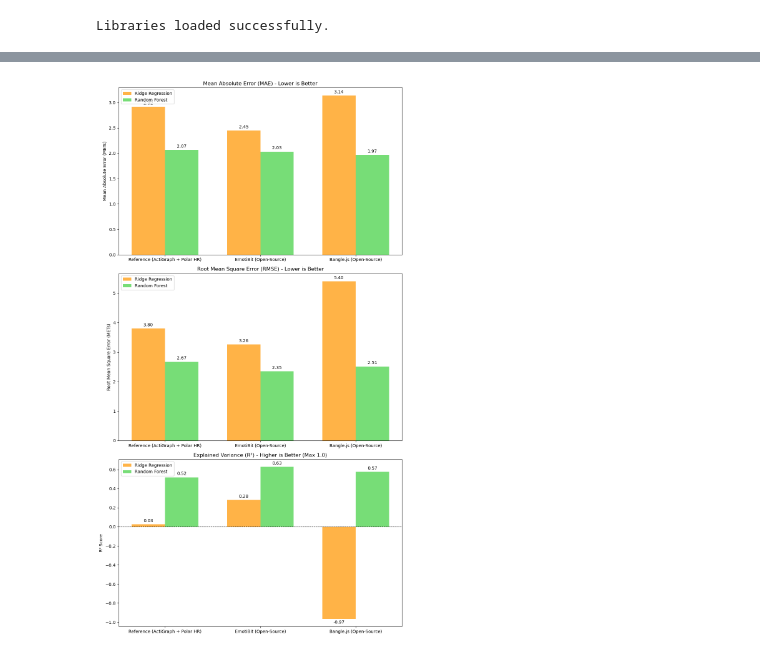
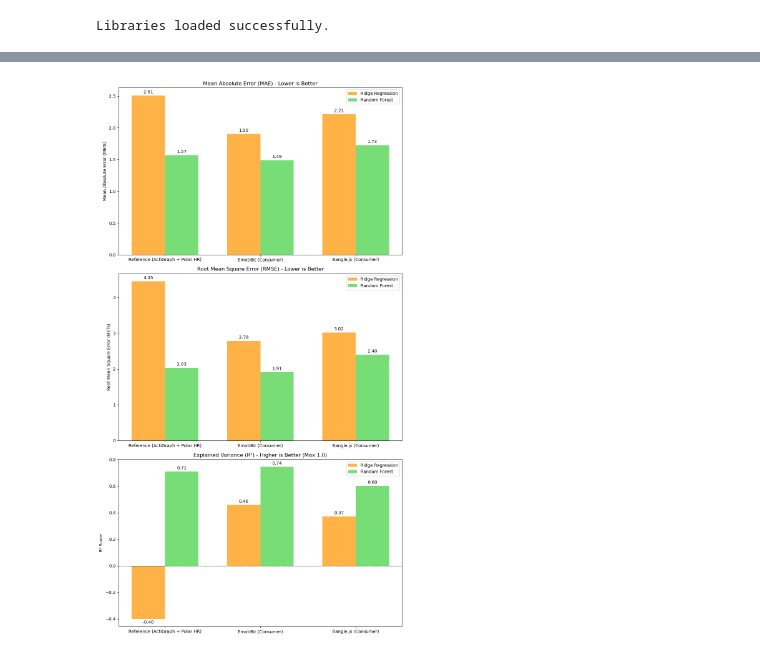
Before and after one commit to yasminakoor04/DIWAH, a Jupyter notebook: scripts/evaluate_ml_models.ipynb, the cells around one changed output, grey strips where cells are left out. Saved outputs shown, nothing was run; the diff lists cells and outputs as text; code cells hidden in the pictures.

```diff
--- a/scripts/evaluate_ml_models.ipynb
+++ b/scripts/evaluate_ml_models.ipynb
@@ -26,14 +27,0 @@ We load the master FLIRT feature matrix, which contains the 5-second epochs for
-# %%
-FEATURE_MATRIX_PATH = Path('Acc_pipe/data/processed/flirt_feature_matrix_ready.csv')
-
-def load_and_prep_data(csv_path: Path) -> pd.DataFrame:
-    df = pd.read_csv(csv_path)
-    # Drop rows where 'mets' (target variable) is NaN
-    df = df.dropna(subset=['mets'])
-    df['datetime'] = pd.to_datetime(df['datetime'], errors='coerce', utc=True)
-    df = df.dropna(subset=['datetime'])
-    return df
-
-df = load_and_prep_data(FEATURE_MATRIX_PATH)
-print(f"Total valid 5-second epochs loaded: {len(df)}")
-y = df['mets'].values
@@ -147,0 +31,15 @@ Finally, we plot the Mean Absolute Error (MAE), Root Mean Square Error (RMSE), a
+# %%
+SCENARIOS = {
+    "reference": {
+        "label": "Reference (ActiGraph + Polar HR)",
+        "path": Path('Acc_pipe/data/processed/flirt_reference.csv')
+    },
+    "emotibit": {
+        "label": "EmotiBit (Consumer)",
+        "path": Path('Acc_pipe/data/processed/flirt_emotibit.csv')
+    },
+    "bangle": {
+        "label": "Bangle.js (Consumer)",
+        "path": Path('Acc_pipe/data/processed/flirt_bangle.csv')
+    }
+}
@@ -149,14 +276,14 @@ Finally, we plot the Mean Absolute Error (MAE), Root Mean Square Error (RMSE), a
 # Extract data for plotting
 labels = [SCENARIOS[k]['label'] for k in results.keys()]
 
-rf_maes = [results[k]['Random_Forest']['MAE'] for k in results.keys()]
-ridge_maes = [results[k]['Ridge']['MAE'] for k in results.keys()]
+rf_maes = [results[k]['Random_Forest']['MAE_agg'] for k in results.keys()]
+ridge_maes = [results[k]['Ridge']['MAE_agg'] for k in results.keys()]
 
-rf_rmses = [results[k]['Random_Forest']['RMSE'] for k in results.keys()]
-ridge_rmses = [results[k]['Ridge']['RMSE'] for k in results.keys()]
+rf_rmses = [results[k]['Random_Forest']['RMSE_agg'] for k in results.keys()]
+ridge_rmses = [results[k]['Ridge']['RMSE_agg'] for k in results.keys()]
 
-rf_r2 = [results[k]['Random_Forest']['R2'] for k in results.keys()]
-ridge_r2 = [results[k]['Ridge']['R2'] for k in results.keys()]
+rf_r2 = [results[k]['Random_Forest']['R2_agg'] for k in results.keys()]
+ridge_r2 = [results[k]['Ridge']['R2_agg'] for k in results.keys()]
 
 x = np.arange(len(labels))  # the label locations
 width = 0.35  # the width of the bars
@@ -172,33 +299,33 @@ ax1.set_title('Mean Absolute Error (MAE) - Lower is Better')
 ax1.set_xticks(x)
 ax1.set_xticklabels(labels)
 ax1.legend()
 ax1.bar_label(rects1_mae, padding=3, fmt='%.2f')
 ax1.bar_label(rects2_mae, padding=3, fmt='%.2f')
 
 # Plot 2: RMSE
 rects1_rmse = ax2.bar(x - width/2, ridge_rmses, width, label='Ridge Regression', color='#FFB347')
 rects2_rmse = ax2.bar(x + width/2, rf_rmses, width, label='Random Forest', color='#77DD77')
 ax2.set_ylabel('Root Mean Square Error (METs)')
 ax2.set_title('Root Mean Square Error (RMSE) - Lower is Better')
 ax2.set_xticks(x)
 ax2.set_xticklabels(labels)
 ax2.legend()
 ax2.bar_label(rects1_rmse, padding=3, fmt='%.2f')
 ax2.bar_label(rects2_rmse, padding=3, fmt='%.2f')
 
 # Plot 3: R2
 rects1_r2 = ax3.bar(x - width/2, ridge_r2, width, label='Ridge Regression', color='#FFB347')
 rects2_r2 = ax3.bar(x + width/2, rf_r2, width, label='Random Forest', color='#77DD77')
-ax3.set_ylabel('R² Score')
-ax3.set_title('Explained Variance (R²) - Higher is Better (Max 1.0)')
+ax3.set_ylabel('R\u00B2 Score')
+ax3.set_title('Explained Variance (R\u00B2) - Higher is Better (Max 1.0)')
 ax3.set_xticks(x)
 ax3.set_xticklabels(labels)
 ax3.legend()
 ax3.axhline(0, color='black', linewidth=0.8, linestyle='--') # Baseline 0 line
 ax3.bar_label(rects1_r2, padding=3, fmt='%.2f')
 ax3.bar_label(rects2_r2, padding=3, fmt='%.2f')
 
 fig.tight_layout()
 plt.show()
 # %% [output]
-[figure, old version]
+[figure, new version]
```
Also changed, not shown: parts of 16 cells of this notebook, 1 other file.
